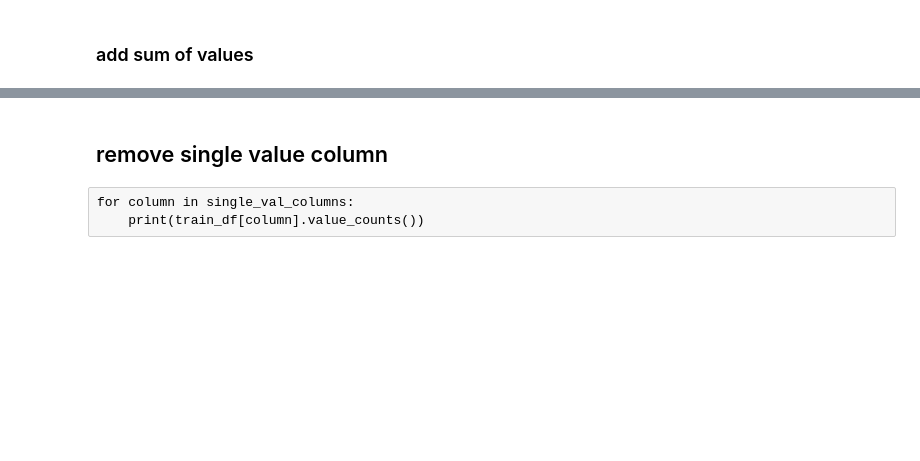
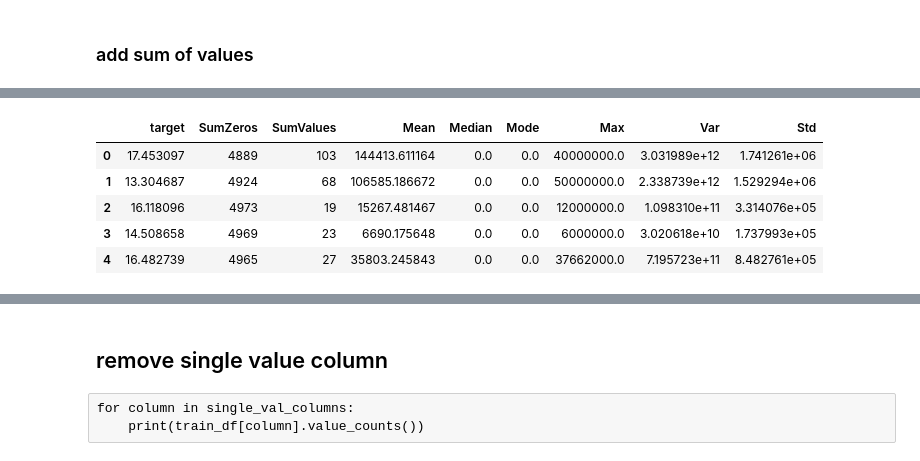
Before and after one commit to alancet/test, a Jupyter notebook: kaggle/santander-value-prediction-challenge/src/my_predict.ipynb, the cells around one changed output, grey strips where cells are left out. Drawn from its saved outputs; the diff is of its cells as text; code cells hidden in the pictures; blank space fills up the shorter version.

```diff
--- a/kaggle/santander-value-prediction-challenge/src/my_predict.ipynb
+++ b/kaggle/santander-value-prediction-challenge/src/my_predict.ipynb
@@ -561,0 +562,10 @@ Name: SumValues, Length: 4459, dtype: int64
+# %%
+added_cols_pls_target = ["target", 'SumZeros', 'SumValues']+other_agg_list
+train_df[added_cols_pls_target].head()
+# %% [output]
+|  | target | SumZeros | SumValues | Mean | Median | Mode | Max | Var | Std |
+| 0 | 17.453097 | 4889 | 103 | 144413.611164 | 0.0 | 0.0 | 40000000.0 | 3.031989e+12 | 1.741261e+06 |
+| 1 | 13.304687 | 4924 | 68 | 106585.186672 | 0.0 | 0.0 | 50000000.0 | 2.338739e+12 | 1.529294e+06 |
+| 2 | 16.118096 | 4973 | 19 | 15267.481467 | 0.0 | 0.0 | 12000000.0 | 1.098310e+11 | 3.314076e+05 |
+| 3 | 14.508658 | 4969 | 23 | 6690.175648 | 0.0 | 0.0 | 6000000.0 | 3.020618e+10 | 1.737993e+05 |
+| 4 | 16.482739 | 4965 | 27 | 35803.245843 | 0.0 | 0.0 | 37662000.0 | 7.195723e+11 | 8.482761e+05 |
```
Also changed, not shown: parts of 45 cells of this notebook.
